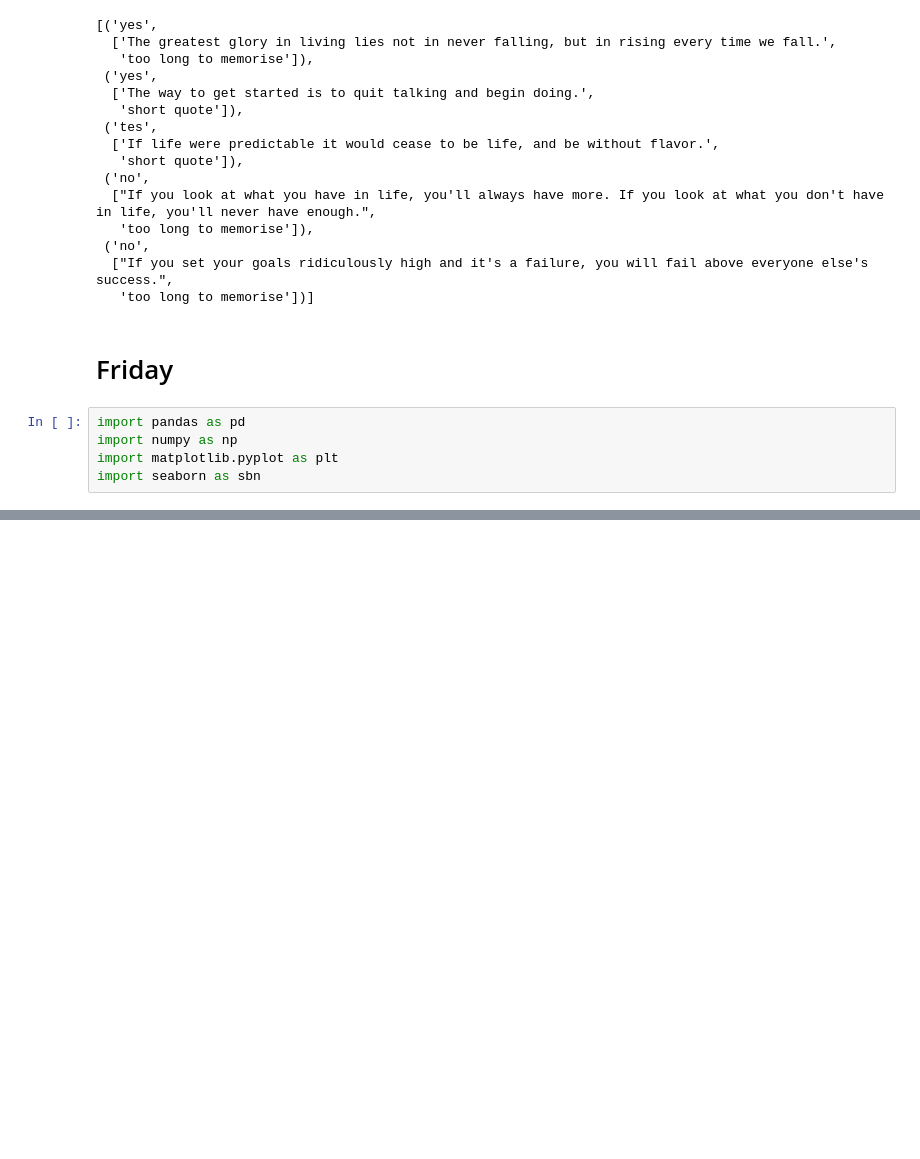
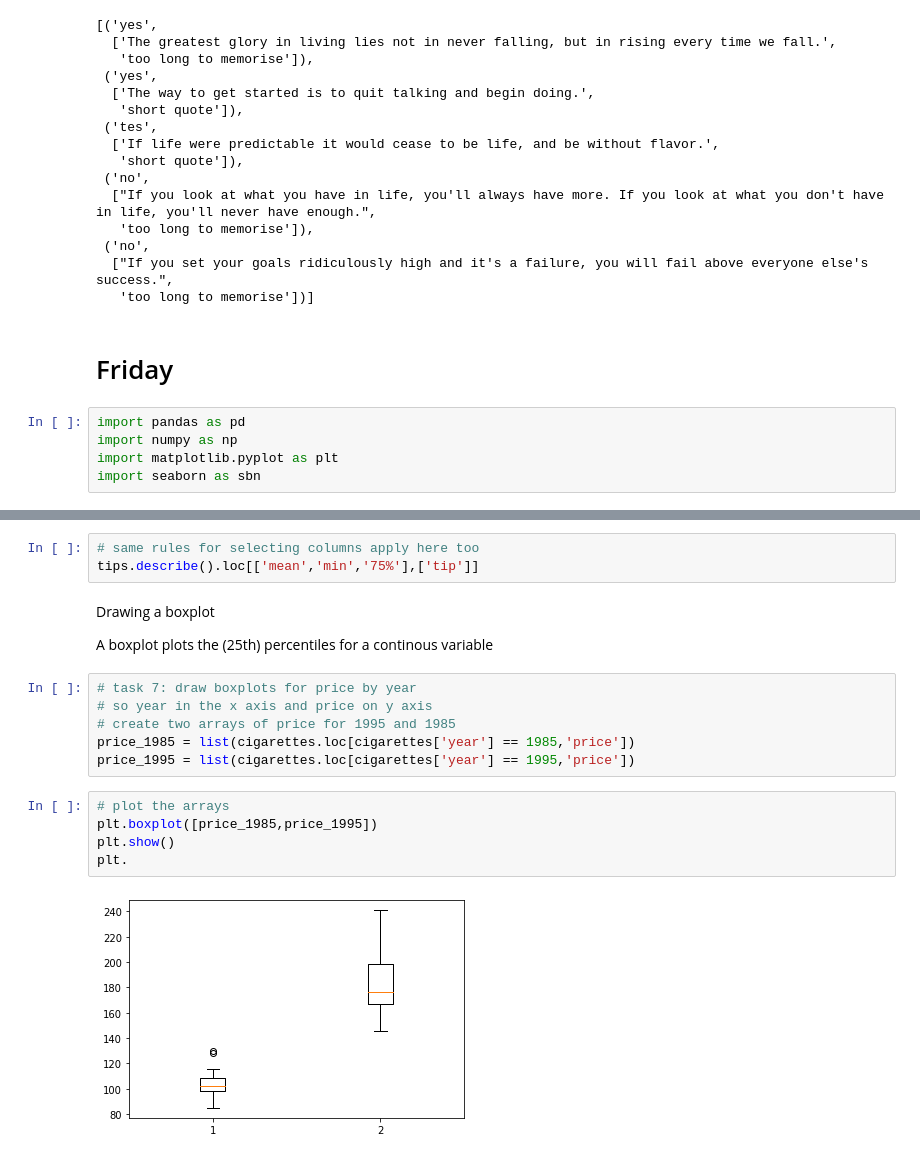
Before and after one commit to pallavrouth/AI-Bootcamp, a Jupyter notebook: Labs/Week2lab.ipynb, the cells around one changed output, grey strips where cells are left out. Drawn from its saved outputs; the diff is of its cells as text; blank space fills up the shorter version.

```diff
--- a/Labs/Week2lab.ipynb
+++ b/Labs/Week2lab.ipynb
@@ -470,0 +460,20 @@ boxes.boxplot()
+# %%
+# same rules for selecting columns apply here too
+tips.describe().loc[['mean','min','75%'],['tip']]
+# %% [markdown]
+Drawing a boxplot
+
+A boxplot plots the (25th) percentiles for a continous variable
+# %%
+# task 7: draw boxplots for price by year
+# so year in the x axis and price on y axis
+# create two arrays of price for 1995 and 1985
+price_1985 = list(cigarettes.loc[cigarettes['year'] == 1985,'price'])
+price_1995 = list(cigarettes.loc[cigarettes['year'] == 1995,'price'])
+# %%
+# plot the arrays
+plt.boxplot([price_1985,price_1995])
+plt.show()
+plt.
+# %% [output]
+[figure, added]
```
Also changed, not shown: parts of 50 cells of this notebook.
